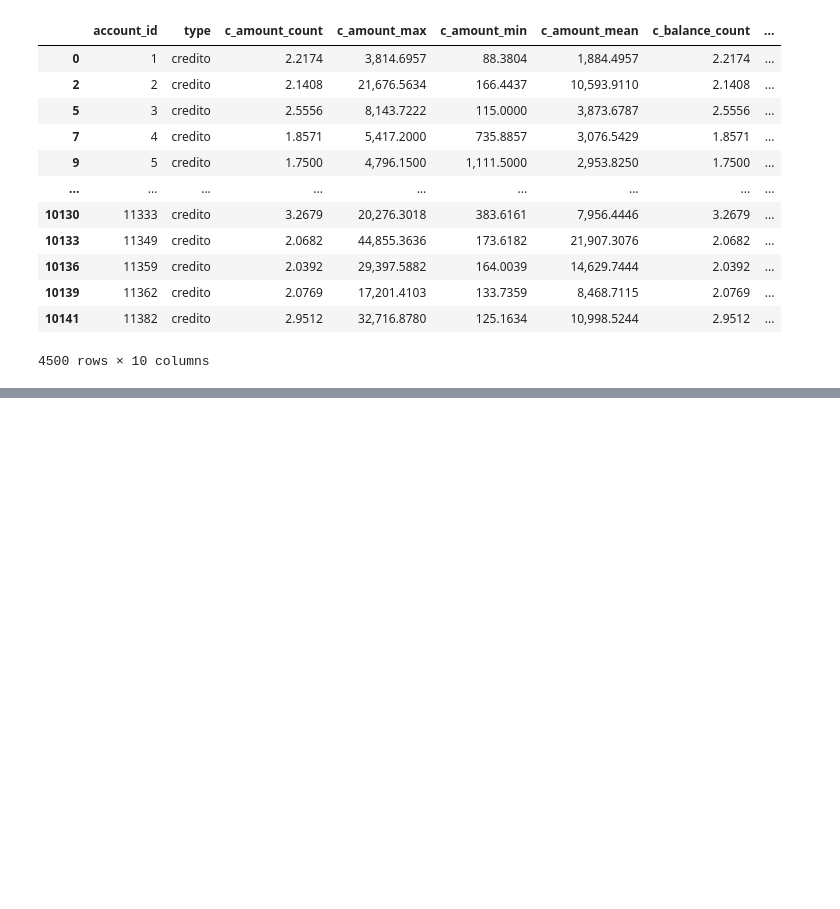
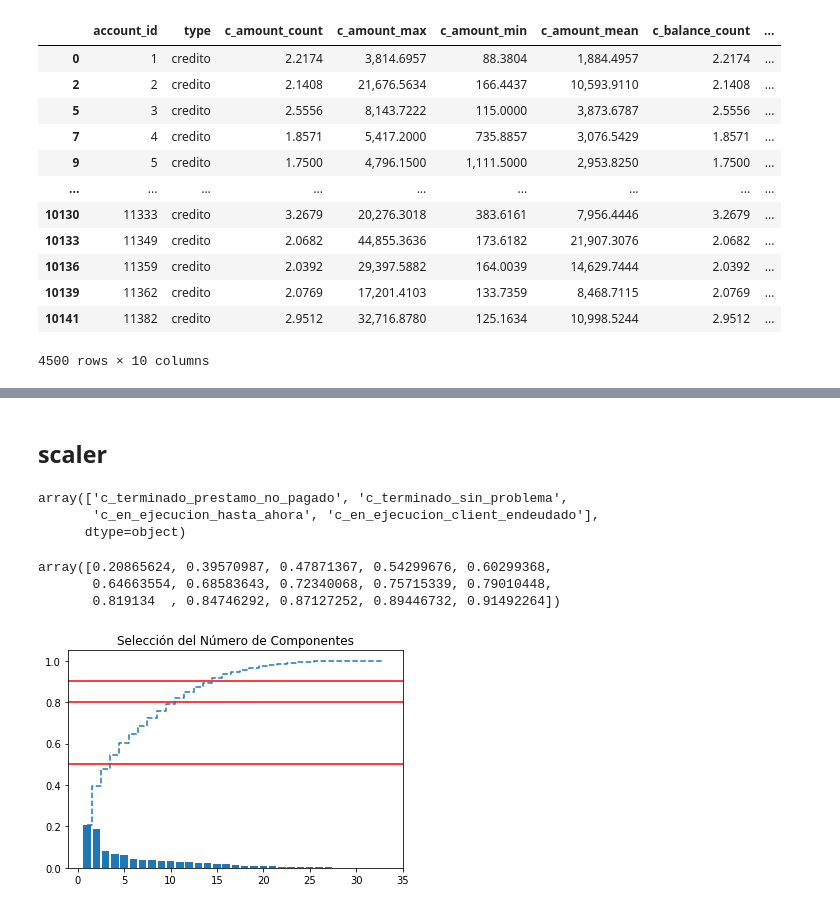
Before and after one commit to Jav10/ClusterBank, a Jupyter notebook: examen2.ipynb, the cells around one changed output, grey strips where cells are left out. Cells and saved outputs as stored; diff of their text form; code cells hidden in the pictures; blank space fills up the shorter version.

```diff
--- a/examen2.ipynb
+++ b/examen2.ipynb
@@ -422,0 +743,6 @@ loan.groupby(['status']).count()
+# %%
+df.genre = df.genre.astype("category").cat.codes
+df.frequency = df.frequency.astype("category").cat.codes
+df.type_card = df.type_card.astype("category").cat.codes
+# %%
+cols = [x for x in [x for x in df.columns if (x!='date_loan' and x!='status')] if x.endswith('_id')==False]
@@ -422,0 +769,32 @@ loan.groupby(['status']).count()
+# %% [markdown]
+## scaler
+# %%
+df.status.unique()
+# %% [output]
+array(['c_terminado_prestamo_no_pagado', 'c_terminado_sin_problema',
+       'c_en_ejecucion_hasta_ahora', 'c_en_ejecucion_client_endeudado'],
+      dtype=object)
+# %%
+X = df.loc[df.status.isin(['c_terminado_sin_problema','c_terminado_prestamo_no_pagado'])].copy()
+# %%
+ss_x = StandardScaler()
+ss_x.fit(X[cols])
+scaler = pd.DataFrame(ss_x.transform(X[cols]), columns=cols)
+# %%
+pca = PCA()
+pca.fit(scaler)
+display(pca.explained_variance_ratio_[:15].cumsum())
+pca_ = pca.transform(scaler)
+pca_ = pd.DataFrame(pca_, columns=['pc'+str(x) for x in range(1,len(cols)+1)])
+plt.title("Selección del Número de Componentes")
+plt.bar(range(1,len(pca.explained_variance_ratio_)+1),pca.explained_variance_ratio_)
+plt.axhline(y=.5, color='red')
+plt.axhline(y=.8, color='red')
+plt.axhline(y=.9, color='red')
+plt.step(range(1,len(cols)+1), pca.explained_variance_ratio_.cumsum(), where='mid', linestyle='--', label='Varianza explicada acumulada')
+plt.savefig("PCA.png", format="png", bbox_inches='tight')
+# %% [output]
+array([0.20865624, 0.39570987, 0.47871367, 0.54299676, 0.60299368,
+       0.64663554, 0.68583643, 0.72340068, 0.75715339, 0.79010448,
+       0.819134  , 0.84746292, 0.87127252, 0.89446732, 0.91492264])
+[figure, added]
```
Also changed, not shown: parts of 85 cells of this notebook.
